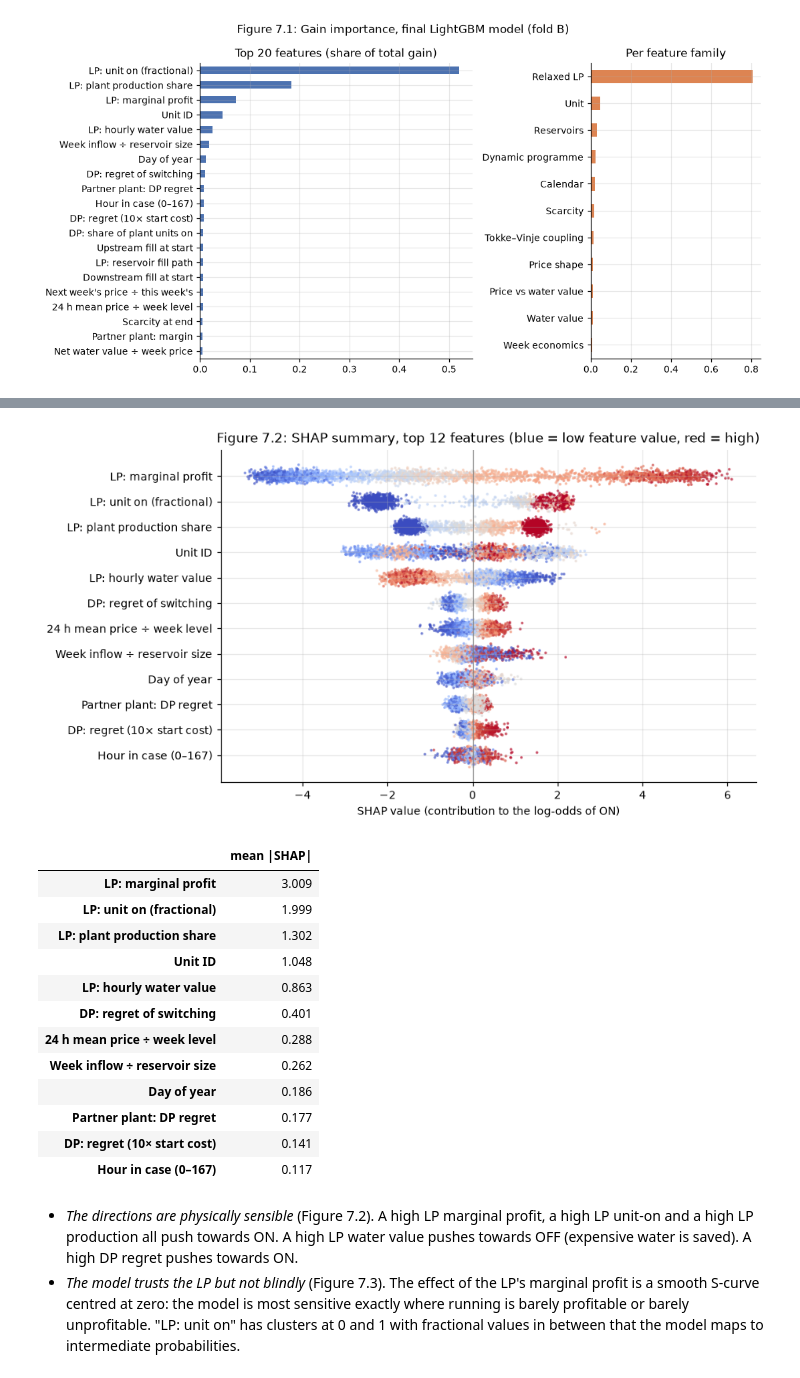
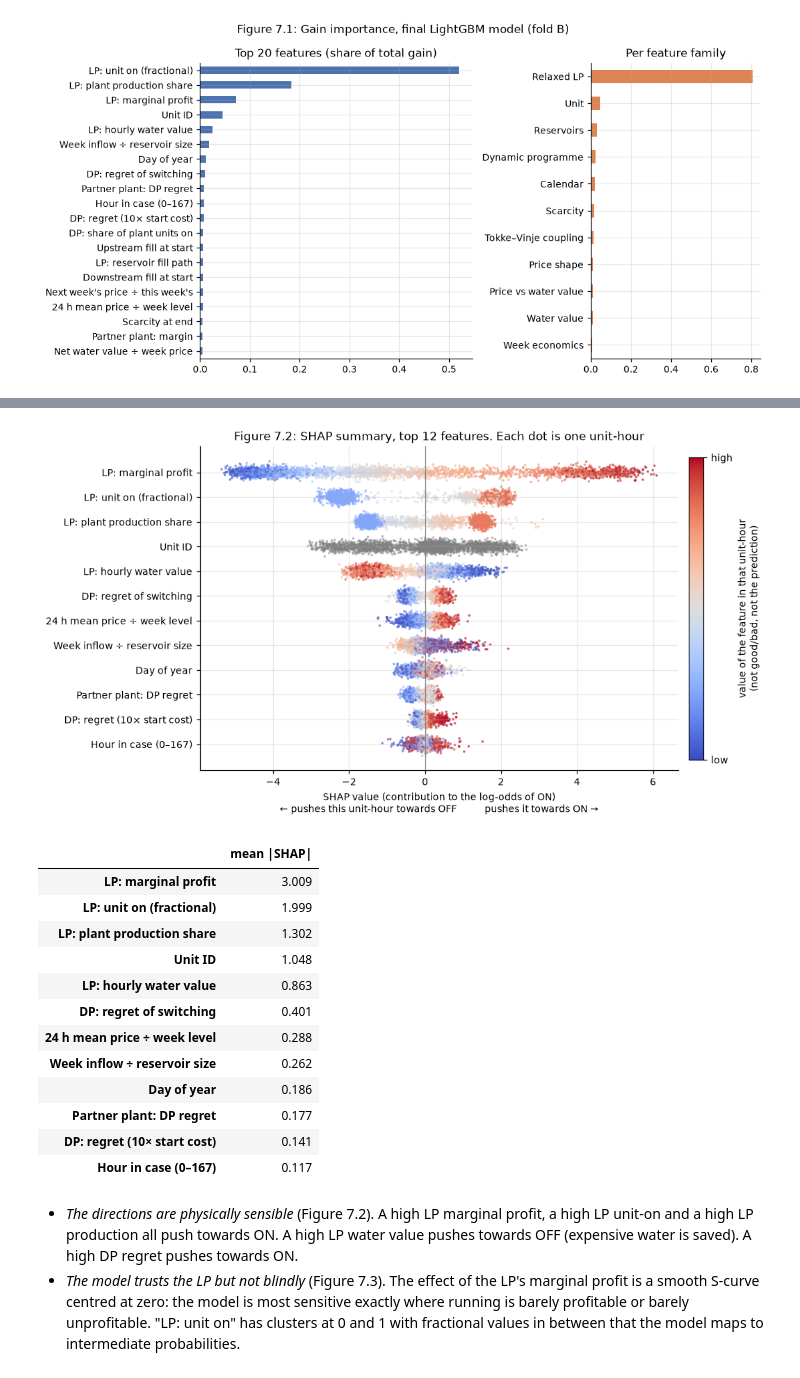
Before and after one commit to idatomine/Women-in-AI-tdt4173, a Jupyter notebook: Report.ipynb, the cells around one changed output, grey strips where cells are left out. Cells and saved outputs as stored; diff of their text form; code cells hidden in the pictures.

```diff
--- a/Report.ipynb
+++ b/Report.ipynb
@@ -408,0 +529,15 @@ everything to UTC (Table 2.3).
+# %%
+# Table 2.3: the upstream-only rule vs the net (upstream − downstream) rule as simple ON/OFF classifiers
+n = data.n_train
+price_h = week_prices(data)[:n, None, :]
+up, down = upstream_wv(data, 7)[:n, :, None], downstream_wv(data, 7)[:n, :, None]
+y_all = data.Y[:n].astype(bool)
+rows = {}
+for name, says_run in [("Price > upstream water value at +7 d", price_h > up),
+                       ("Price > (upstream − downstream) water value at +7 d", price_h > up - down)]:
+    rows[name] = {"Share of unit-hours where the rule says 'run'": says_run.mean(),
+                  "Share ON when the rule says 'run'": y_all[says_run].mean(),
+                  "Share ON when the rule says 'stop'": y_all[~says_run].mean()}
+rows["(All unit-hours)"] = {"Share of unit-hours where the rule says 'run'": np.nan,
+                            "Share ON when the rule says 'run'": y_all.mean(), "Share ON when the rule says 'stop'": np.nan}
+show_table(pd.DataFrame(rows).T.map(lambda x: "" if np.isnan(x) else f"{x:.0%}"), "2.3", columns='p{4.6cm}p{2.8cm}p{2.8cm}p{2.8cm}')
@@ -854,31 +1019,37 @@ feature pushes the prediction. Observations to describe:
 # %%
 # SHAP values with LightGBM's built-in TreeSHAP on a random sample of 2021 unit-hours
 X_val = X[val_idx].reshape(-1, X.shape[-1])
 rows = np.random.default_rng(0).choice(len(X_val), 40_000, replace=False)
 contrib = model.booster_.predict(X_val[rows], pred_contrib=True)  # last column = expected value
 shap_values, X_sample = contrib[:, :-1], X_val[rows]
 mean_abs = pd.Series(np.abs(shap_values).mean(axis=0), index=names).sort_values(ascending=False)
 
-# Figure 7.2: SHAP summary (beeswarm-style): each dot is one unit-hour, colour = feature value (low → high)
+# Figure 7.2: SHAP summary (beeswarm-style): each dot is one unit-hour; position = push towards ON/OFF, colour = feature value (low → high)
 top = mean_abs.index[:12][::-1]
-fig, ax = plt.subplots(figsize=(8, 5))
+fig, ax = plt.subplots(figsize=(8.5, 5.5))
 for i, name in enumerate(top):
     j = names.index(name)
     values = X_sample[:, j]
     finite = np.isfinite(values)
     colour = np.full(len(values), 0.5)
-    colour[finite] = pd.Series(values[finite]).rank(pct=True).to_numpy()
+    colour[finite] = pd.Series(values[finite]).rank(pct=True).to_numpy()  # rank within this feature: 0 = lowest, 1 = highest
     show = np.random.default_rng(i).choice(len(values), 3000, replace=False)
-    ax.scatter(shap_values[show, j], i + np.random.default_rng(i).normal(0, 0.12, len(show)),
-               c=colour[show], cmap="coolwarm", s=2, alpha=0.5)
+    jitter = i + np.random.default_rng(i).normal(0, 0.12, len(show))
+    if name == "unit":  # categorical: low/high has no meaning, so no colour
+        ax.scatter(shap_values[show, j], jitter, color="grey", s=2, alpha=0.4)
+    else:
+        dots = ax.scatter(shap_values[show, j], jitter, c=colour[show], cmap="coolwarm", vmin=0, vmax=1, s=2, alpha=0.5)
 ax.set_yticks(range(len(top)), [label(n) for n in top])
 ax.axvline(0, color="grey", lw=0.8)
-ax.set_xlabel("SHAP value (contribution to the log-odds of ON)")
-ax.set_title("Figure 7.2: SHAP summary, top 12 features (blue = low feature value, red = high)")
-plt.show()
+ax.set_xlabel("SHAP value (contribution to the log-odds of ON)\n← pushes this unit-hour towards OFF          pushes it towards ON →")
+bar = fig.colorbar(dots, ax=ax, ticks=[0, 1], fraction=0.03, pad=0.02)
+bar.ax.set_yticklabels(["low", "high"]); bar.set_label("value of the feature in that unit-hour\n(not good/bad, not the prediction)")
+bar.solids.set_alpha(1)
+ax.set_title("Figure 7.2: SHAP summary, top 12 features. Each dot is one unit-hour")
+show_figure("7.2")
 mean_abs.rename(index=label).head(12).round(3).to_frame("mean |SHAP|")
 # %% [output]
-[figure, old version]
+[figure, new version]
 |  | mean |SHAP| |
 | LP: marginal profit | 3.009 |
 | LP: unit on (fractional) | 1.999 |
```
Also changed, not shown: parts of 33 cells of this notebook, 42 other files.
